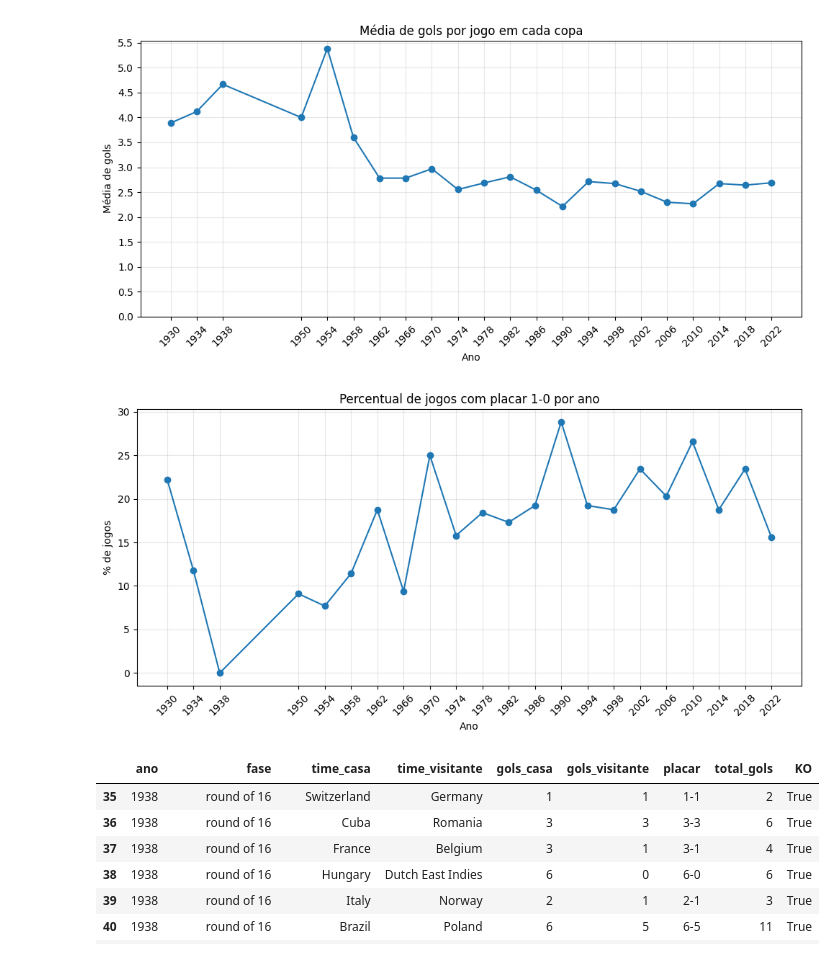
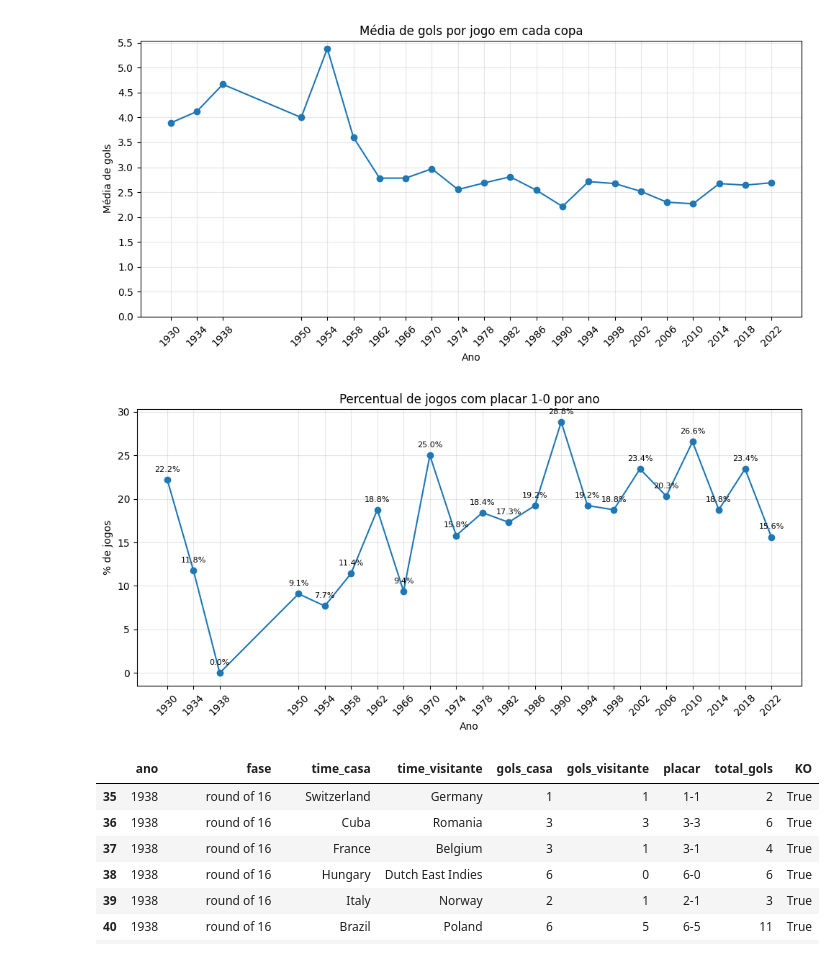
Before and after one commit to rwcinoto/python, a Jupyter notebook: projetos/copa/copas.ipynb, the cells around one changed output. Drawn from its saved outputs; the diff is of its cells as text; code cells hidden in the pictures.

```diff
--- a/projetos/copa/copas.ipynb
+++ b/projetos/copa/copas.ipynb
@@ -391,29 +391,38 @@ plt.show()
 # %%
 import matplotlib.pyplot as plt
 
 # % de jogos com placar 1-0 em cada ano
 pct_1_0_por_ano = (
     dados.assign(eh_1_0=dados["placar"].eq("1-0"))
     .groupby("ano", as_index=False)["eh_1_0"]
     .mean()
     .sort_values("ano")
 )
 
 # converter para porcentagem
 pct_1_0_por_ano["pct_1_0"] = pct_1_0_por_ano["eh_1_0"] * 100
 
 # gráfico de linha
 plt.figure(figsize=(10, 5))
 plt.plot(pct_1_0_por_ano["ano"], pct_1_0_por_ano["pct_1_0"], marker="o")
+for _, row in pct_1_0_por_ano.iterrows():
+    plt.annotate(
+        f"{row['pct_1_0']:.1f}%",
+        (row["ano"], row["pct_1_0"]),
+        textcoords="offset points",
+        xytext=(0, 8),
+        ha="center",
+        fontsize=8,
+    )
 plt.title("Percentual de jogos com placar 1-0 por ano")
 plt.xlabel("Ano")
 plt.ylabel("% de jogos")
 plt.grid(True, alpha=0.3)
 plt.xticks(pct_1_0_por_ano["ano"], rotation=45)
 plt.tight_layout()
 plt.show()
 # %% [output]
-[figure, old version]
+[figure, new version]
 # %%
 # em 1938 não teve fase de grupos, já era eliminatória desde o início
 display(dados[dados["ano"] == 1938])
```
Also changed, not shown: 5 other files.
